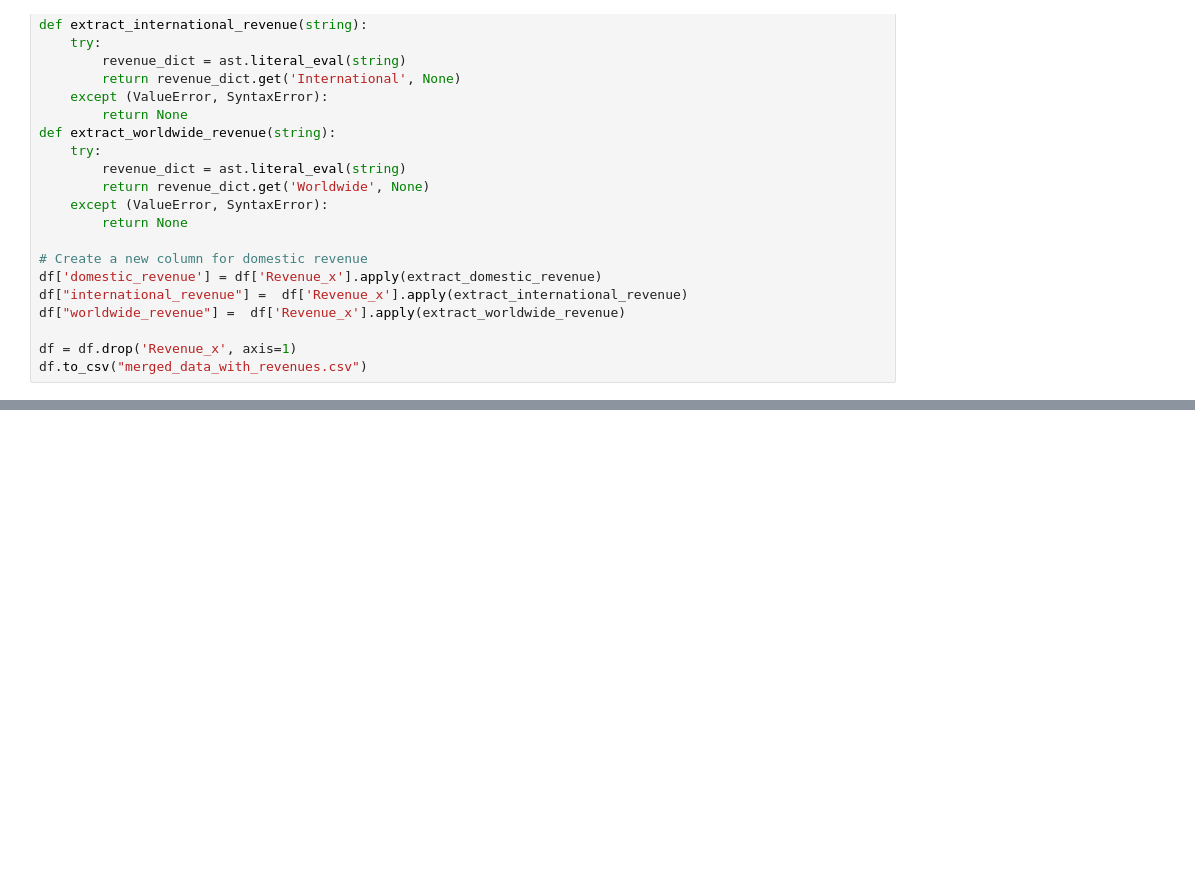
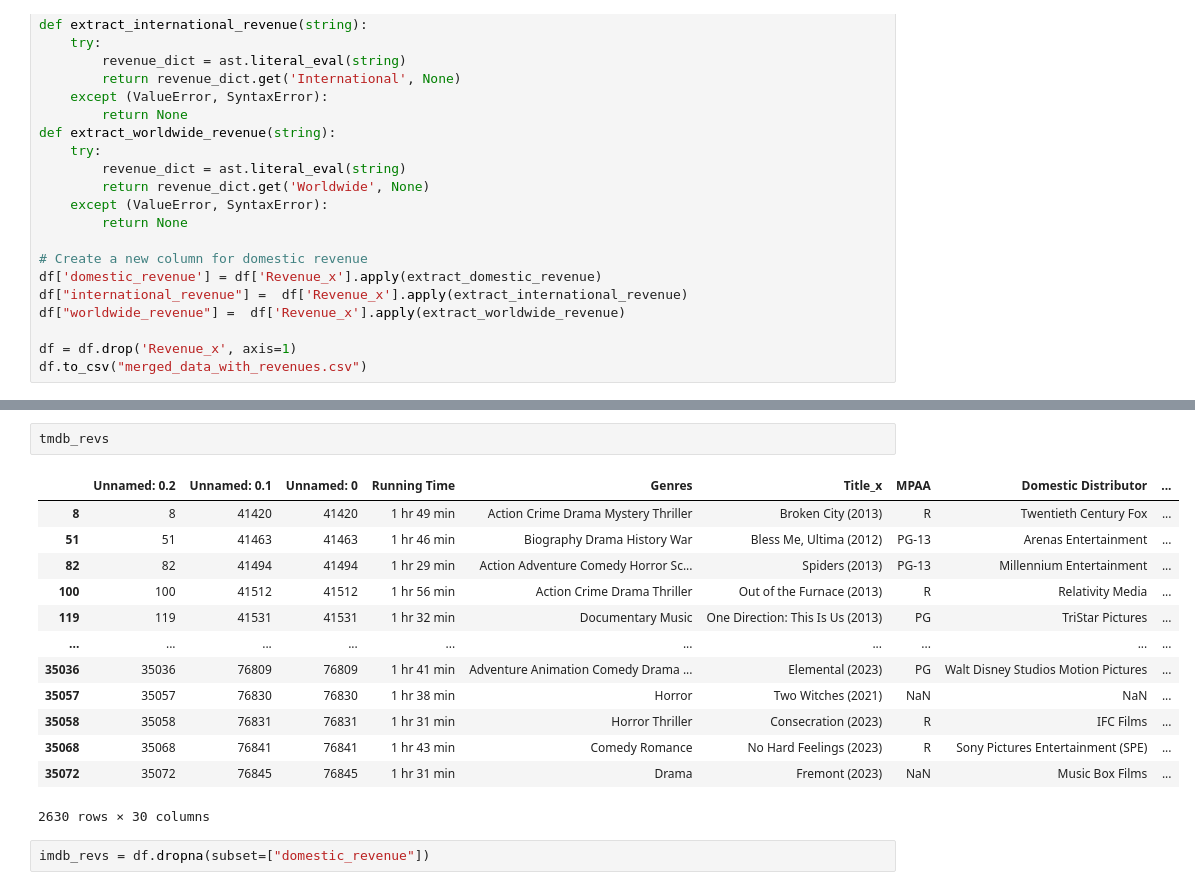
Before and after one commit to samob917/en553.602.FA23, a Jupyter notebook: 3. Data Preparation/3.3 Construct Data/check_revs.ipynb, the cells around one changed output, grey strips where cells are left out. Saved outputs shown, nothing was run; the diff lists cells and outputs as text; blank space fills up the shorter version.

```diff
--- a/3. Data Preparation/3.3 Construct Data/check_revs.ipynb
+++ b/3. Data Preparation/3.3 Construct Data/check_revs.ipynb
@@ -47,0 +151,18 @@ df.to_csv("merged_data_with_revenues.csv")
+# %%
+tmdb_revs
+# %% [output]
+|  | Unnamed: 0.2 | Unnamed: 0.1 | Unnamed: 0 | Running Time | Genres | Title_x | MPAA | Domestic Distributor | ... |
+| 8 | 8 | 41420 | 41420 | 1 hr 49 min | Action Crime Drama Mystery Thriller | Broken City (2013) | R | Twentieth Century Fox | ... |
+| 51 | 51 | 41463 | 41463 | 1 hr 46 min | Biography Drama History War | Bless Me, Ultima (2012) | PG-13 | Arenas Entertainment | ... |
+| 82 | 82 | 41494 | 41494 | 1 hr 29 min | Action Adventure Comedy Horror Sc... | Spiders (2013) | PG-13 | Millennium Entertainment | ... |
+| 100 | 100 | 41512 | 41512 | 1 hr 56 min | Action Crime Drama Thriller | Out of the Furnace (2013) | R | Relativity Media | ... |
+| 119 | 119 | 41531 | 41531 | 1 hr 32 min | Documentary Music | One Direction: This Is Us (2013) | PG | TriStar Pictures | ... |
+| ... | ... | ... | ... | ... | ... | ... | ... | ... | ... |
+| 35036 | 35036 | 76809 | 76809 | 1 hr 41 min | Adventure Animation Comedy Drama ... | Elemental (2023) | PG | Walt Disney Studios Motion Pictures | ... |
+| 35057 | 35057 | 76830 | 76830 | 1 hr 38 min | Horror | Two Witches (2021) | NaN | NaN | ... |
+| 35058 | 35058 | 76831 | 76831 | 1 hr 31 min | Horror Thriller | Consecration (2023) | R | IFC Films | ... |
+| 35068 | 35068 | 76841 | 76841 | 1 hr 43 min | Comedy Romance | No Hard Feelings (2023) | R | Sony Pictures Entertainment (SPE) | ... |
+| 35072 | 35072 | 76845 | 76845 | 1 hr 31 min | Drama | Fremont (2023) | NaN | Music Box Films | ... |
+2630 rows × 30 columns
+# %%
+imdb_revs = df.dropna(subset=["domestic_revenue"])
```
Also changed, not shown: parts of 10 cells of this notebook, 1 other file.
